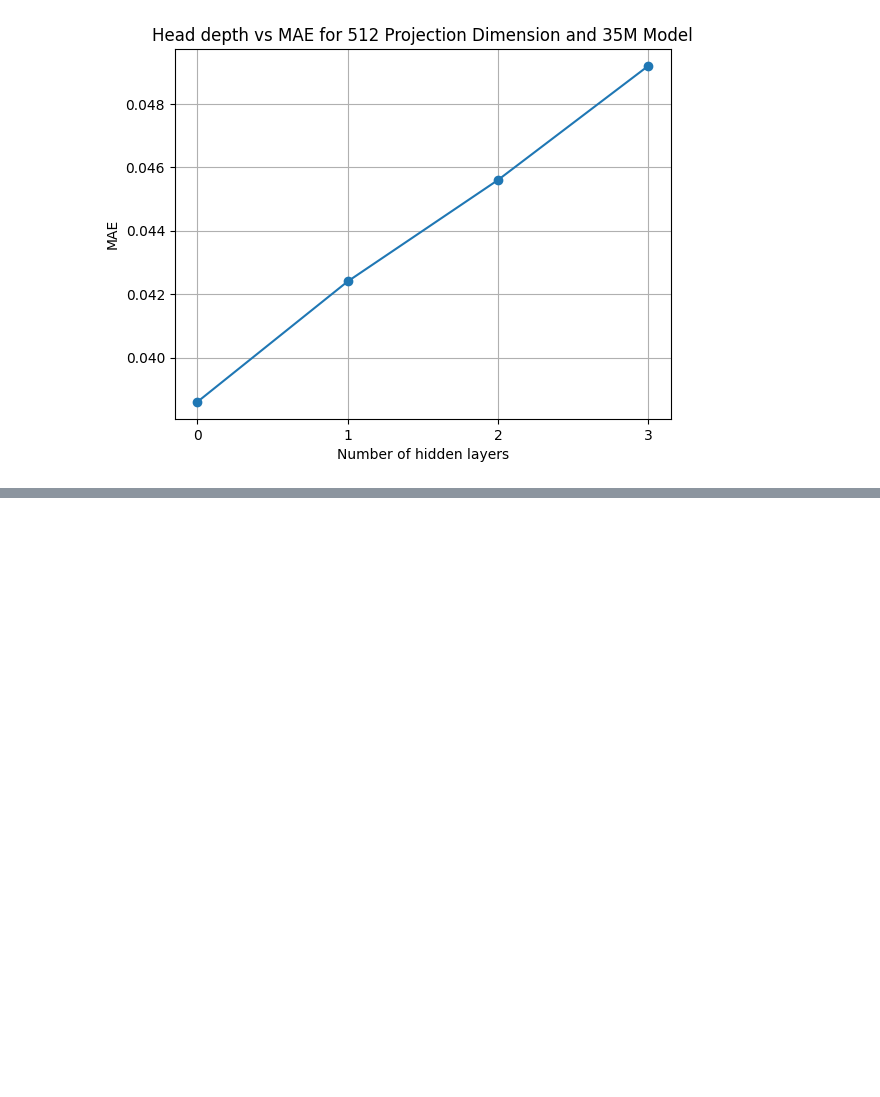
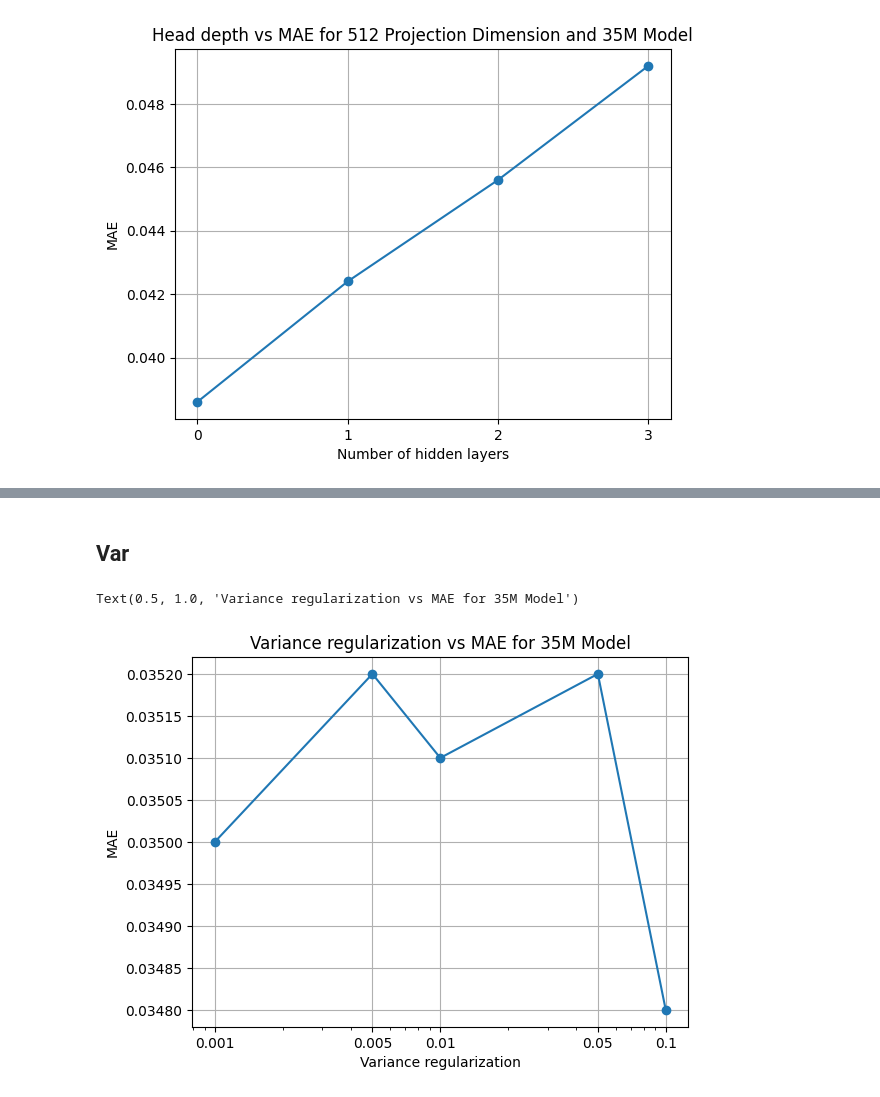
Before and after one commit to anthol42/QMAP, a Jupyter notebook: deepheuristic/notebooks/scaling_laws.ipynb, the cells around one changed output, grey strips where cells are left out. Cells and saved outputs as stored; diff of their text form; code cells hidden in the pictures; blank space fills up the shorter version.

```diff
--- a/deepheuristic/notebooks/scaling_laws.ipynb
+++ b/deepheuristic/notebooks/scaling_laws.ipynb
@@ -135,0 +174,18 @@ Text(0.5, 1.0, 'Head depth vs MAE for 512 Projection Dimension and 35M Model')
+# %% [markdown]
+## Var
+# %%
+# For 35M model
+labels = [0.001, 0.005, 0.01, 0.05, 0.1]
+mae = [0.0350, 0.0352, 0.0351, 0.0352, 0.0348]
+plt.plot(labels, mae, marker='o', label='Variance regularization')
+plt.xlabel('Variance regularization')
+plt.ylabel('MAE')
+# Log2 scale for x-axis
+plt.xscale('log')
+plt.xticks(labels, labels)
+plt.grid()
+plt.title("Variance regularization vs MAE for 35M Model")
+# Conclusion: There is no clear trend. However, the 0.1 value clearly helps the generalization in test and in val. We can set it to 0.1 for the next experiments.
+# %% [output]
+Text(0.5, 1.0, 'Variance regularization vs MAE for 35M Model')
+[figure, added]
```
Also changed, not shown: parts of 7 cells of this notebook, 1 other file.
